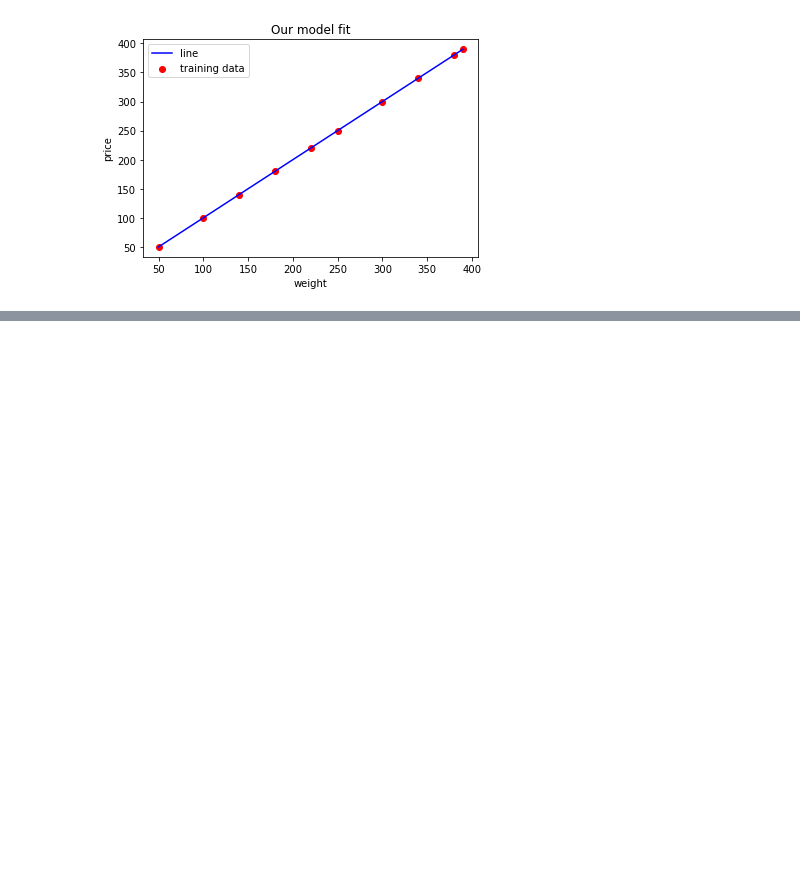
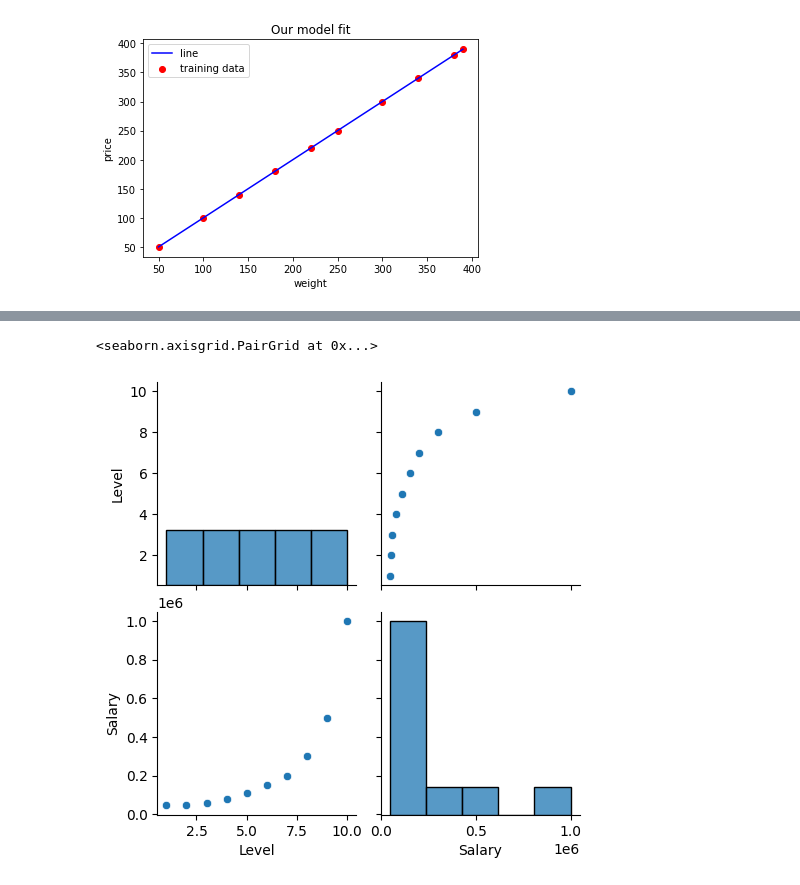
Before and after one commit to ShadyTarek10/AMIT-AI-Machine-Learning, a Jupyter notebook: Melon.ipynb, the cells around one changed output, grey strips where cells are left out. Drawn from its saved outputs; the diff is of its cells as text; code cells hidden in the pictures; blank space fills up the shorter version.

```diff
--- a/Melon.ipynb
+++ b/Melon.ipynb
@@ -54,0 +59,8 @@ plt.show()
+# %%
+import seaborn as sns
+import pandas as pd
+import matplotlib.pyplot as plt
+
+
+pos_sal=pd.read_csv('/content/position_salaries.csv')
+pos_sal
@@ -54,0 +79,5 @@ plt.show()
+# %%
+sns.pairplot(pos_sal)
+# %% [output]
+<seaborn.axisgrid.PairGrid at 0x...>
+[figure, added]
```
Also changed, not shown: parts of 9 cells of this notebook.
